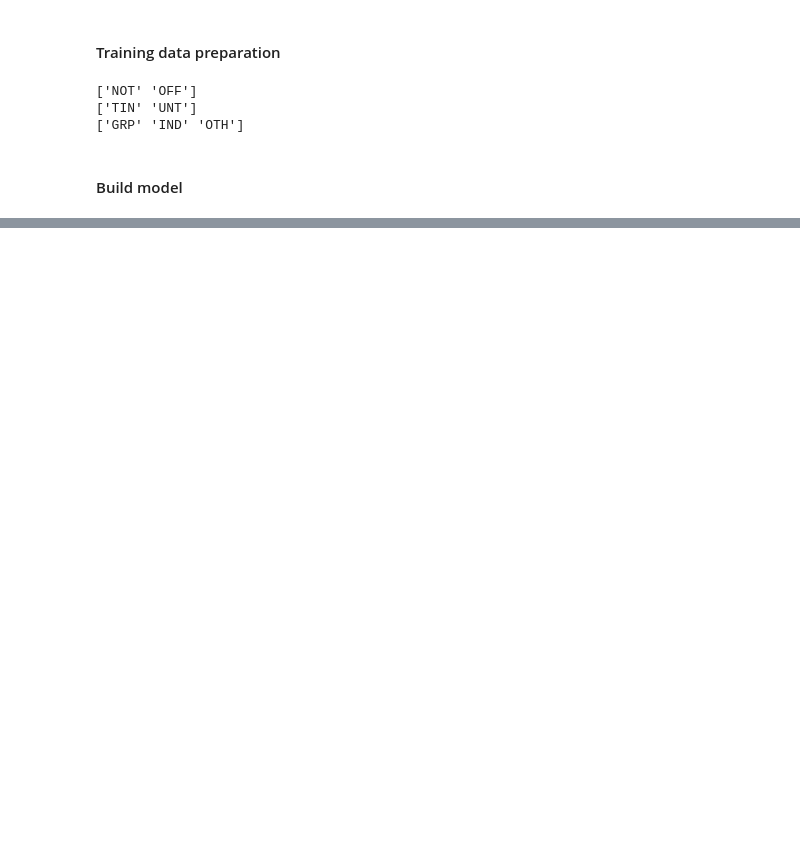
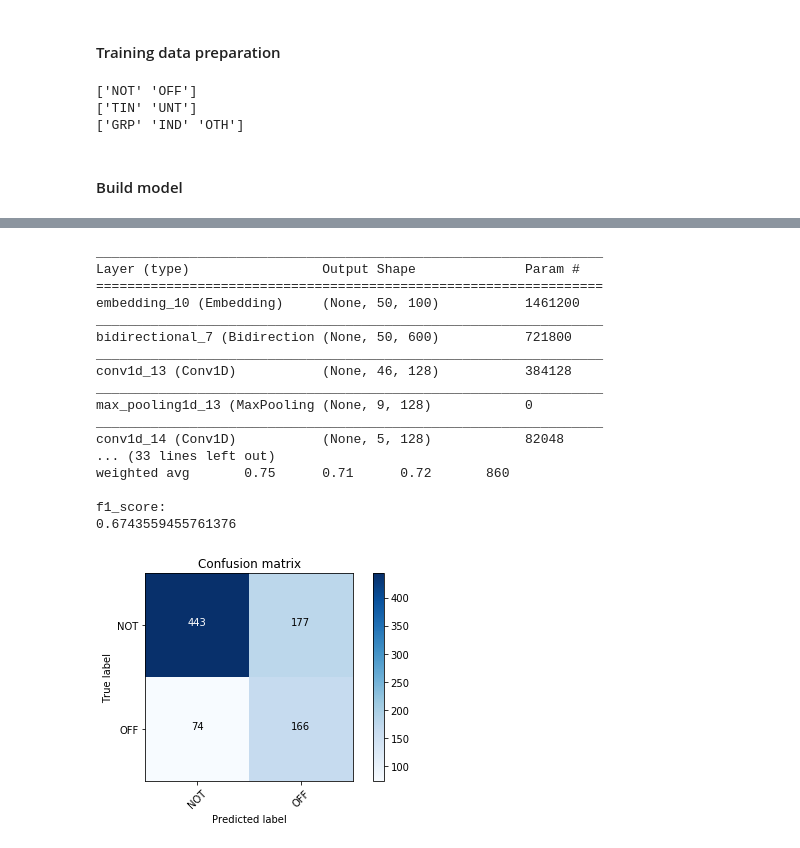
Before and after one commit to seasa2016/Natural_Language_Processing_Project2_2019Spring, a Jupyter notebook: BiGRU-CNN/train.ipynb, the cells around one changed output, grey strips where cells are left out. Cells and saved outputs as stored; diff of their text form; code cells hidden in the pictures; blank space fills up the shorter version.

```diff
--- a/BiGRU-CNN/train.ipynb
+++ b/BiGRU-CNN/train.ipynb
@@ -593,5 +476,0 @@ class model_for_subtask_a():
-# %%
-# SMOTE
-print("To counter imbalanced dataset: SMOTE Oversampling...")
-sm = SMOTE(random_state=12)
-X_train_task_a, y_train_task_a = sm.fit_sample(X_train_task_a, y_train_task_a)
@@ -1036,0 +627,32 @@ print(f1_score(y_true= (dataset_task_b['subtask_b'][train_data_task_b_idx:]), y_
+# %%
+model_parameters_subtask_a['model_type'] = 'BiGRU-CNN'
+model_parameters_subtask_a['epochs'] = 5
+model_parameters_subtask_a['use_pretrained_embedding'] = False
+model_subtask_a = model_for_subtask_a(model_parameters_subtask_a)
+# build model
+model_subtask_a.build_model()
+# train
+model_subtask_a.train(X_train_task_a, y_train_task_a)
+# evaluate
+model_subtask_a.evaluate(X_test_task_a, y_test_task_a)
+# save
+model_subtask_a.save_model('./models/subtask_a/BiGRU-CNN.h5')
+# %% [output]
+_________________________________________________________________
+Layer (type)                 Output Shape              Param #
+=================================================================
+embedding_10 (Embedding)     (None, 50, 100)           1461200
+_________________________________________________________________
+bidirectional_7 (Bidirection (None, 50, 600)           721800
+_________________________________________________________________
+conv1d_13 (Conv1D)           (None, 46, 128)           384128
+_________________________________________________________________
+max_pooling1d_13 (MaxPooling (None, 9, 128)            0
+_________________________________________________________________
+conv1d_14 (Conv1D)           (None, 5, 128)            82048
+... (33 lines left out)
+weighted avg       0.75      0.71      0.72       860
+
+f1_score:
+0.6743559455761376
+[figure, added]
```
Also changed, not shown: parts of 53 cells of this notebook, 1 other file.
